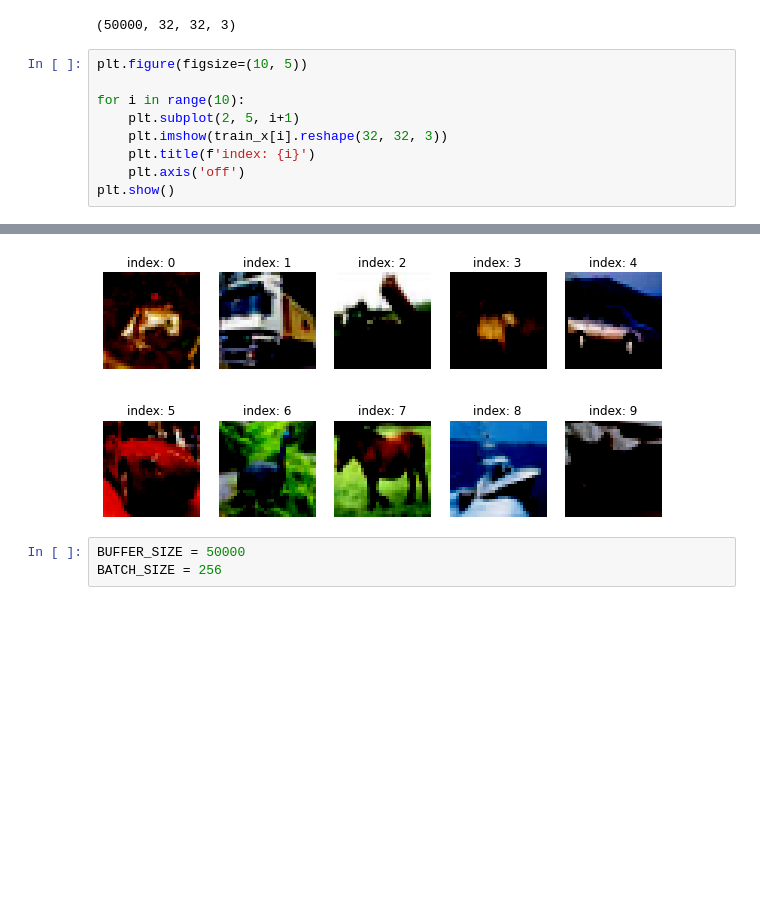
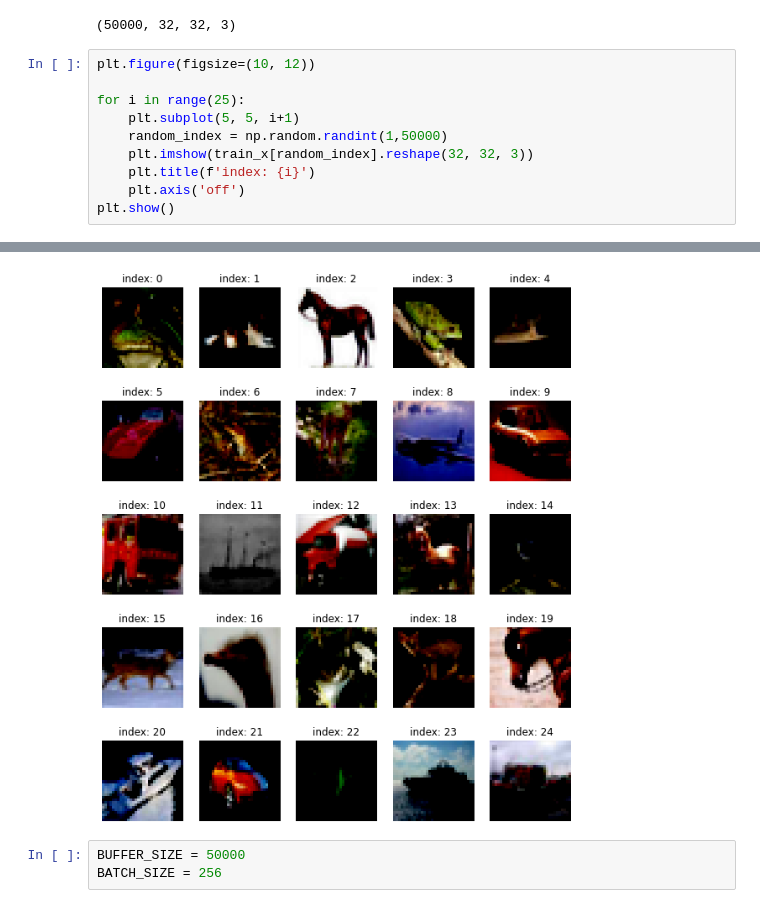
Before and after one commit to nr-ai/Aiffel_Exploration, a Jupyter notebook: Fashion MNIST (GAN).ipynb, the cells around one changed output, grey strips where cells are left out. Saved outputs shown, nothing was run; the diff lists cells and outputs as text; blank space fills up the shorter version.

```diff
--- a/Fashion MNIST (GAN).ipynb
+++ b/Fashion MNIST (GAN).ipynb
@@ -49,11 +49,12 @@ train_x.shape
 # %% [output]
 (50000, 32, 32, 3)
 # %%
-plt.figure(figsize=(10, 5))
+plt.figure(figsize=(10, 12))
 
-for i in range(10):
-    plt.subplot(2, 5, i+1)
-    plt.imshow(train_x[i].reshape(32, 32, 3))
+for i in range(25):
+    plt.subplot(5, 5, i+1)
+    random_index = np.random.randint(1,50000)
+    plt.imshow(train_x[random_index].reshape(32, 32, 3))
     plt.title(f'index: {i}')
     plt.axis('off')
 plt.show()
@@ -71,4 +79,4 @@ Clipping input data to the valid range for imshow with RGB data ([0..1] for floa
-[figure, old version]
+[figure, new version]
 # %%
 BUFFER_SIZE = 50000
 BATCH_SIZE = 256
```
Also changed, not shown: parts of 21 cells of this notebook.
